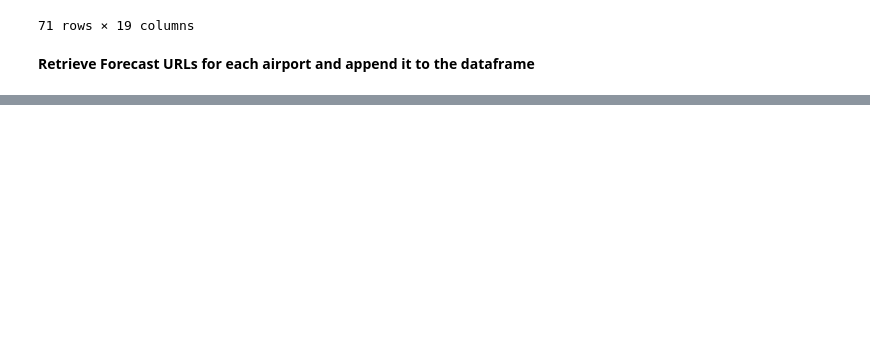
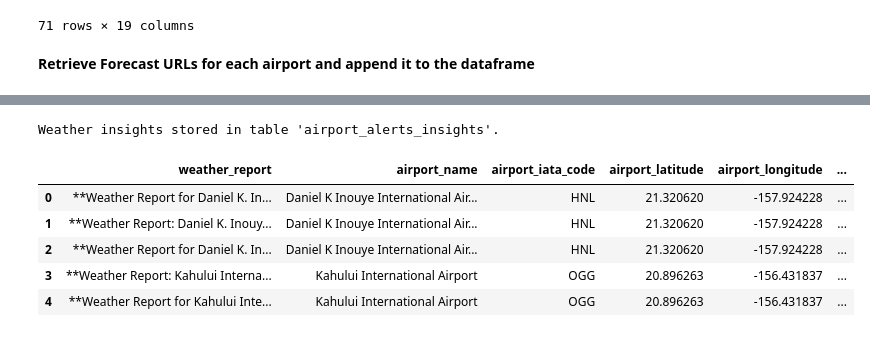
Before and after one commit to kumarmurugappan/google-data-analytics, a Jupyter notebook: Challenge_Five_Aero_Alerts.ipynb, the cells around one changed output, grey strips where cells are left out. Drawn from its saved outputs; the diff is of its cells as text; code cells hidden in the pictures; blank space fills up the shorter version.

````diff
--- a/Challenge_Five_Aero_Alerts.ipynb
+++ b/Challenge_Five_Aero_Alerts.ipynb
@@ -191,12 +193,12 @@ def get_forecast_url(latitude, longitude):
         return None
 
 # Apply the function to the large_airports_us dataframe
-# large_airports_us['forecast_url'] = large_airports_us.apply(
-#     lambda row: get_forecast_url(row['latitude_deg'], row['longitude_deg']),
-#     axis=1
-# )
-forecast_url = get_forecast_url(40.070985, -74.933689)
-print(forecast_url)
+large_airports_us['forecast_url'] = large_airports_us.apply(
+    lambda row: get_forecast_url(row['latitude_deg'], row['longitude_deg']),
+    axis=1
+)
+# forecast_url = get_forecast_url(40.070985, -74.933689)
+# print(forecast_url)
 print("Forecast URLs appended to the dataframe.")
-# print(large_airports_us[['name', 'forecast_url']].head())
+print(large_airports_us[['name', 'forecast_url']].head())
 # %% [output]
@@ -203,0 +368,66 @@ KeyboardInterrupt:
+# %%
+sql_query_statement = f"""
+SELECT ml_generate_text_llm_result as weather_alert,
+  * Except(ml_generate_text_status, ml_generate_text_llm_result, ml_generate_text_rai_result)
+FROM
+  ML.GENERATE_TEXT(MODEL `{project_id}.{dataset_id}.{model_id}`,
+    (
+      SELECT
+        *,
+        Concat('Generate a concise weather alert for the airport in JSON format with the following keys: "alert_type" (e.g., "Warning", "Advisory", "Information"), "summary" (a brief description of the weather event), "visibility" (VFR - Visual Flight Rules: > 5 SM, MVFR - Marginal VFR: 3 to 5 SM,IFR - Instrument Flight Rules: 1 to < 3 SM, LIFR -Low IFR: < 1 SM), "severity" (Light, Moderate, Heavy, Extreme), "runway_condition" (Slush, Ice, Snow, Dry, Wet) and "recommendation" (actions to take or advice). Use the following data: Airport: ' , airport_name, ' Period: ', forecast_period_name, 'Period Start Time:', forecast_period_start_time, 'Period End Time:', forecast_period_end_time, 'Temperature: ', forecast_period_temperature, 'Wind Speed: ', forecast_period_wind_speed,'Wind Direction: ', forecast_period_wind_direction, 'Detailed Forecast: ', forecast_period_detailed_forecast ) AS prompt
+      FROM
+        `{project_id}.{dataset_id}.{gold_table_id}`
+    ),
+    STRUCT(
+      0.2 AS temperature,
+      0.9 AS top_p,
+      1000 AS max_output_tokens,
+      TRUE AS flatten_json_output
+    )
+  );
+"""
+
+# Execute the query and return a DataFrame
+df_alerts = bigquery_client.query(sql_query_statement).to_dataframe()
+
+import json
+
+def parse_weather_report(report):
+    try:
+        # Some LLMs might wrap JSON in markdown blocks
+        clean_report = report.replace('```json', '').replace('```', '').strip()
+        data = json.loads(clean_report)
+        return pd.Series(data)
+    except:
+        return pd.Series({
+            "alert_type": None,
+            "summary": None,
+            "visibility": None,
+            "severity": None,
+            "runway_condition": None,
+            "recommendation": None
+        })
+
+# Extract JSON fields into individual columns
+df_insights = pd.concat([df_alerts, df_alerts['weather_alert'].apply(parse_weather_report)], axis=1)
+
+# Drop the raw weather_alert and prompt columns if they exist
+df_insights = df_insights.drop(columns=['weather_alert', 'prompt'], errors='ignore')
+
+# Store the final data frame into a new table
+insights_table_id = "airport_alerts_insights"
+insights_table_ref = f"{project_id}.{dataset_id}.{insights_table_id}"
+
+job_config = bigquery.LoadJobConfig(write_disposition=bigquery.WriteDisposition.WRITE_TRUNCATE)
+bigquery_client.load_table_from_dataframe(df_insights, insights_table_ref, job_config=job_config).result()
+
+print(f"Weather insights stored in table '{insights_table_id}'.")
+df_insights.head()
+# %% [output]
+Weather insights stored in table 'airport_alerts_insights'.
+|  | weather_report | airport_name | airport_iata_code | airport_latitude | airport_longitude | ... |
+| 0 | **Weather Report for Daniel K. In... | Daniel K Inouye International Air... | HNL | 21.320620 | -157.924228 | ... |
+| 1 | **Weather Report: Daniel K. Inouy... | Daniel K Inouye International Air... | HNL | 21.320620 | -157.924228 | ... |
+| 2 | **Weather Report for Daniel K. In... | Daniel K Inouye International Air... | HNL | 21.320620 | -157.924228 | ... |
+| 3 | **Weather Report: Kahului Interna... | Kahului International Airport | OGG | 20.896263 | -156.431837 | ... |
+| 4 | **Weather Report for Kahului Inte... | Kahului International Airport | OGG | 20.896263 | -156.431837 | ... |
````
Also changed, not shown: parts of 10 cells of this notebook, 1 other file.
